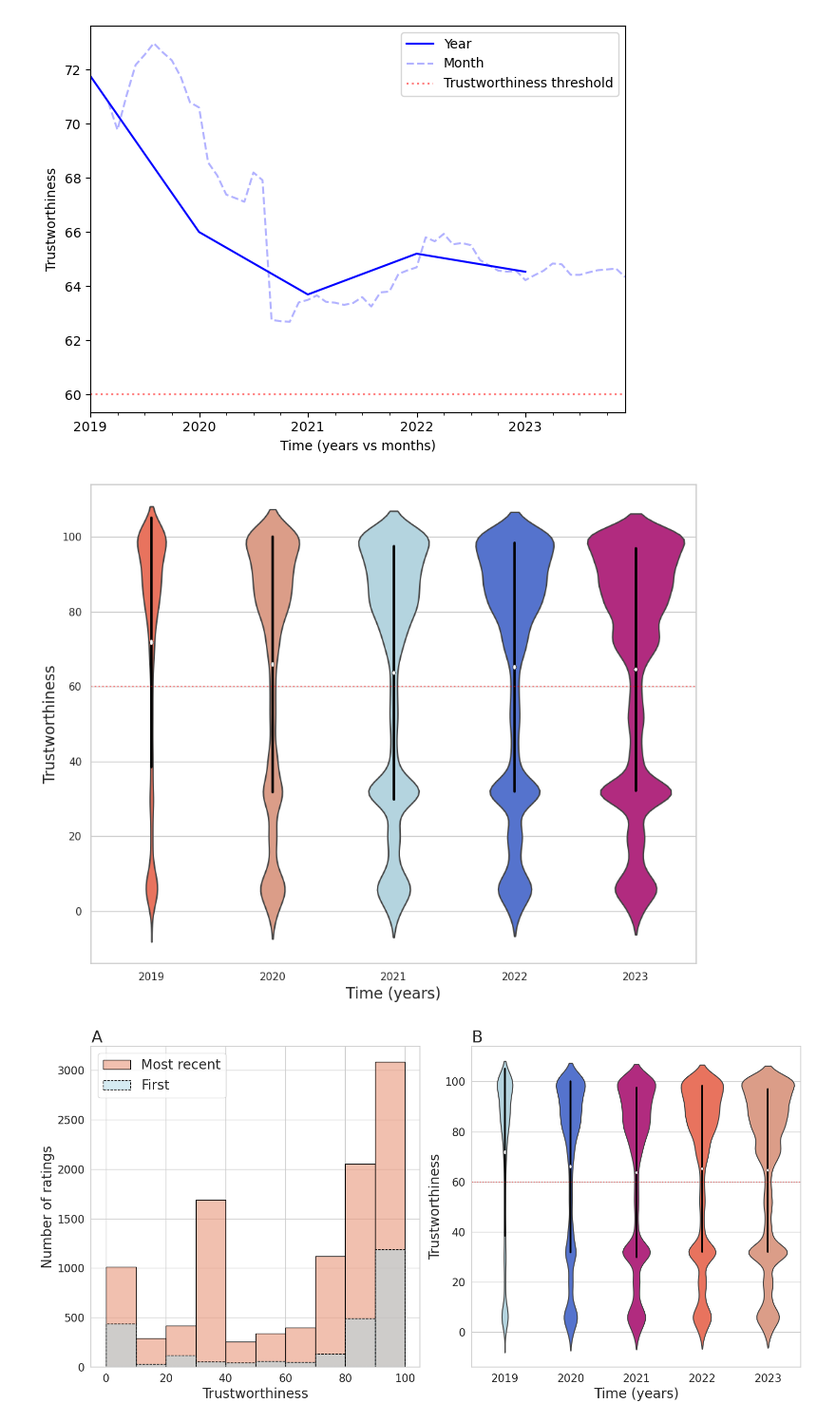
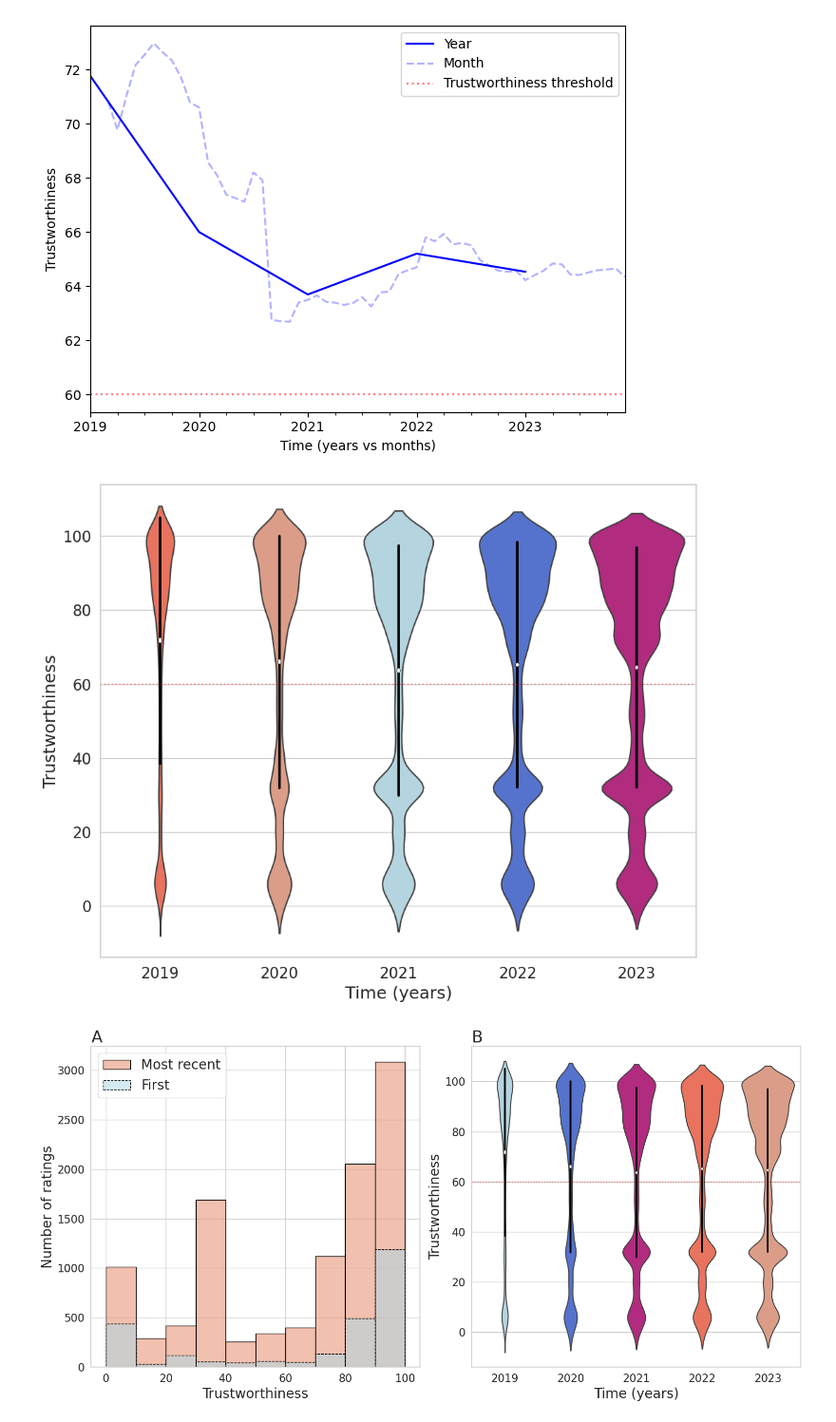
Before and after one commit to julaluehring/newsguard-review-analysis, a Jupyter notebook: 02-describe_newsguard.ipynb, the cells around one changed output. Shown at 95% size. Saved outputs shown, nothing was run; the diff lists cells and outputs as text; code cells hidden in the pictures.

```diff
--- a/02-describe_newsguard.ipynb
+++ b/02-describe_newsguard.ipynb
@@ -409,36 +409,38 @@ sns.pointplot(
     y="Score",
     x="file_year",
     estimator="mean",
     errorbar="sd",
     color="black",
     scale=0.5,
     join=False)
 
 sns.pointplot(
     data=df_15,
     y="Score",
     x="file_year",
     estimator="mean",
     color="white",  #white
     join=False,
     markers="o",
     scale=0.4)
 
 plt.axhline(y=60, color="red",
             linestyle="dotted",
             alpha=0.5,
             label="Trustworthiness threshold")
 
-plt.xlabel("Time (years)", fontsize=16)
-plt.ylabel("Trustworthiness", fontsize=16)
+plt.xlabel("Time (years)", fontsize=18)
+plt.ylabel("Trustworthiness", fontsize=18)
+plt.xticks(fontsize=16)
+plt.yticks(fontsize=16)
 plt.tight_layout()
 
 plt.savefig(join(figures_path,
                  "f2b-scores_over_time-violin.pdf"),
                  dpi=300)
 plt.show()
 # %% [output]
-[figure, old version]
+[figure, new version]
 # %%
 fig, axs = plt.subplots(1, 2, figsize=(16, 8))
 year_colors = ["lightblue", "royalblue",  "mediumvioletred", "tomato", "darksalmon"]
```
